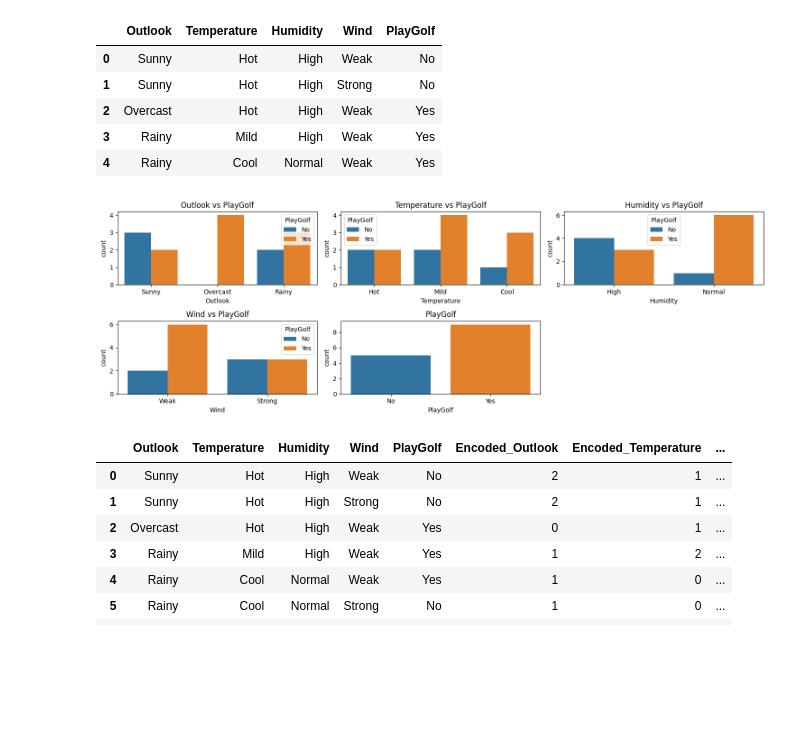
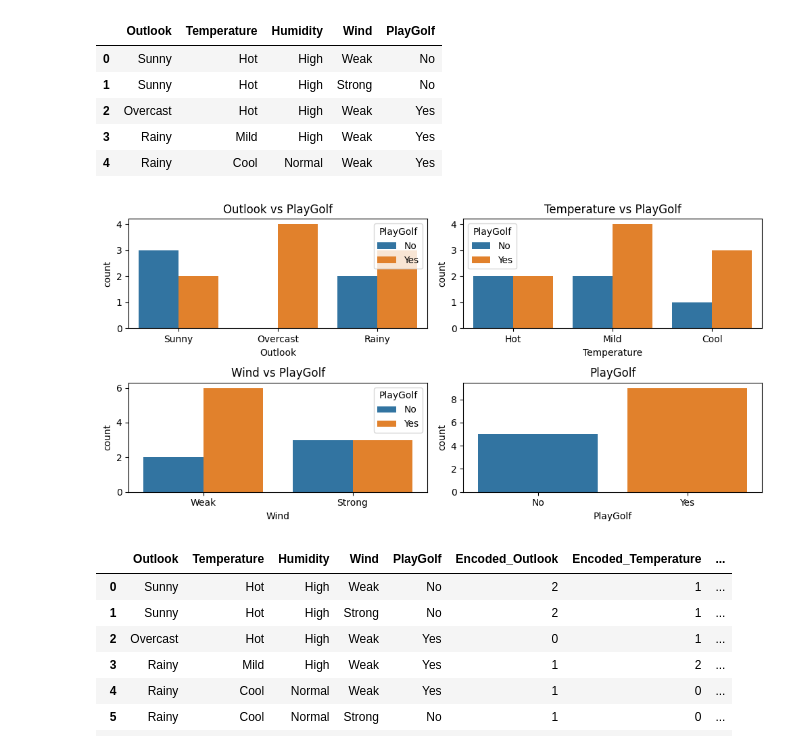
Before and after one commit to sahilsinghavisoft/AVI-TRAINING, a Jupyter notebook: april2024/03-april-2024.ipynb, the cells around one changed output. Cells and saved outputs as stored; diff of their text form; code cells hidden in the pictures; blank space fills up the shorter version.

```diff
--- a/april2024/03-april-2024.ipynb
+++ b/april2024/03-april-2024.ipynb
@@ -26,29 +26,26 @@ data1.head()
 # %%
 plt.figure(figsize=(15, 5))
 plt.subplot(2, 3, 1)
 sns.countplot(data=data1, x='Outlook', hue='PlayGolf')
 plt.title('Outlook vs PlayGolf')
 
 plt.subplot(2, 3, 2)
 sns.countplot(data=data1, x='Temperature', hue='PlayGolf')
 plt.title('Temperature vs PlayGolf')
 
-plt.subplot(2, 3, 3)
-sns.countplot(data=data1, x='Humidity', hue='PlayGolf')
-plt.title('Humidity vs PlayGolf')
 
 plt.subplot(2, 3, 4)
 sns.countplot(data=data1, x='Wind', hue='PlayGolf')
 plt.title('Wind vs PlayGolf')
 
 plt.subplot(2, 3, 5)
 sns.countplot(data=data1, x='PlayGolf')
 plt.title('PlayGolf')
 
 plt.tight_layout()
 plt.show()
 # %% [output]
-[figure, old version]
+[figure, new version]
 # %%
 encoder=LabelEncoder()
 data1['Encoded_Outlook']=encoder.fit_transform(data1['Outlook'])
```
Also changed, not shown: parts of 4 cells of this notebook.
